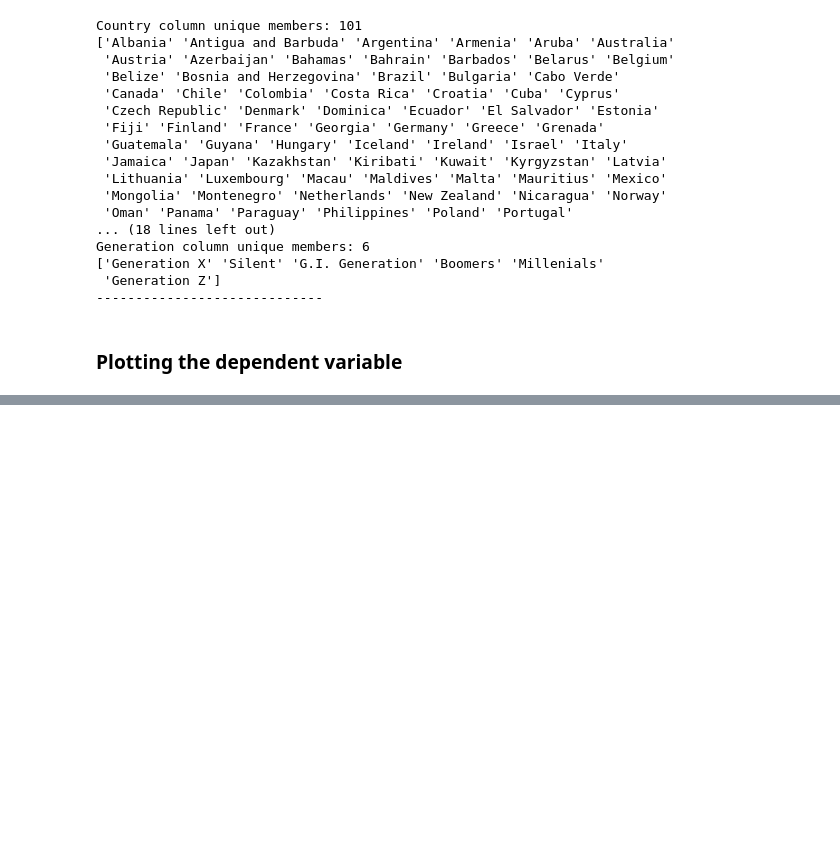
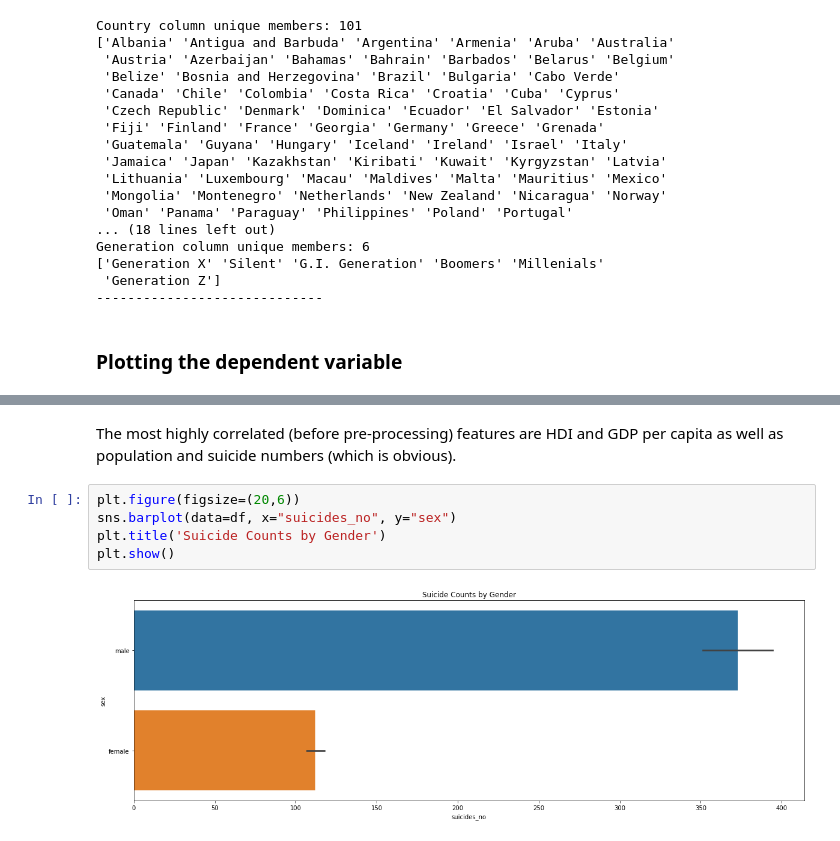
Before and after one commit to jonivrapi/applied-ml, a Jupyter notebook: assignments/assignment3/Vrapi-Assignment3.ipynb, the cells around one changed output, grey strips where cells are left out. Cells and saved outputs as stored; diff of their text form; blank space fills up the shorter version.

```diff
--- a/assignments/assignment3/Vrapi-Assignment3.ipynb
+++ b/assignments/assignment3/Vrapi-Assignment3.ipynb
@@ -104,0 +131,9 @@ plt.show()
+# %% [markdown]
+The most highly correlated (before pre-processing) features are HDI and GDP per capita as well as population and suicide numbers (which is obvious).
+# %%
+plt.figure(figsize=(20,6))
+sns.barplot(data=df, x="suicides_no", y="sex")
+plt.title('Suicide Counts by Gender')
+plt.show()
+# %% [output]
+[figure, added]
```
Also changed, not shown: parts of 19 cells of this notebook.
